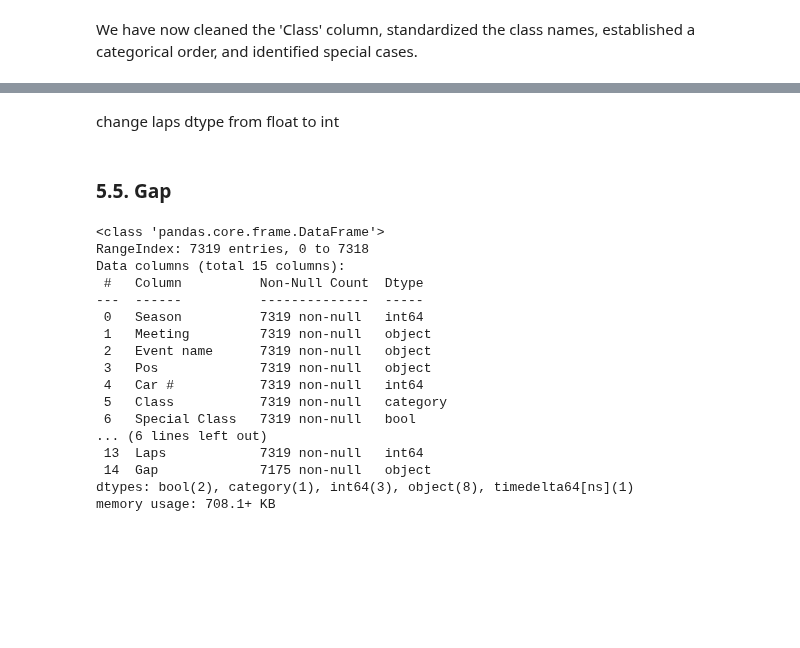
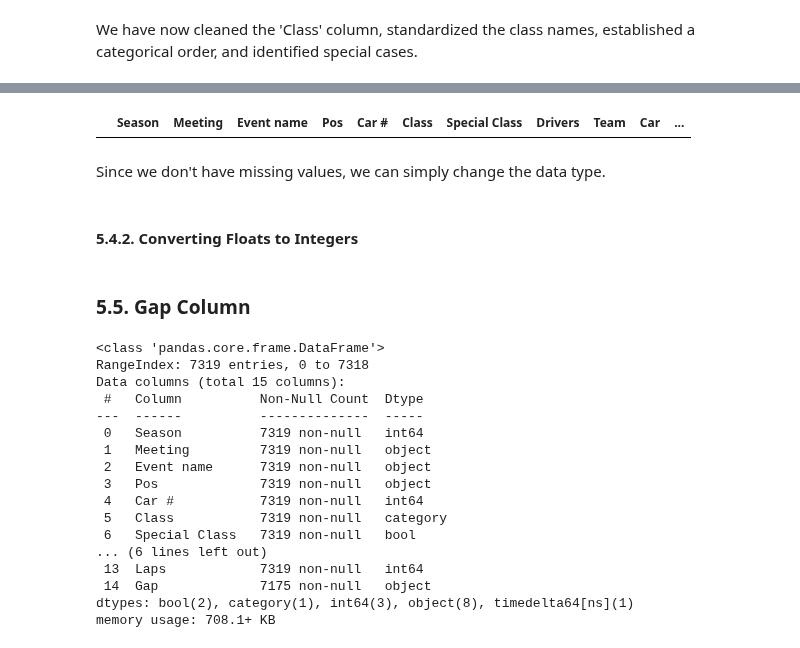
Before and after one commit to S0la1re/GT-World-Challenge-Europe-Data-Analysis, a Jupyter notebook: data_preparation.ipynb, the cells around one changed output, grey strips where cells are left out. Saved outputs shown, nothing was run; the diff lists cells and outputs as text; code cells hidden in the pictures; blank space fills up the shorter version.

```diff
--- a/data_preparation.ipynb
+++ b/data_preparation.ipynb
@@ -331,3 +328,11 @@ memory usage: 708.1+ KB
-# %% [markdown]
-change laps dtype from float to int
+# %%
+# Display rows where 'Time' is missing
+missing_time_laps = all_races[all_races['Laps'].isnull()].head()
+missing_time_laps.head()
+# %% [output]
+|  | Season | Meeting | Event name | Pos | Car # | Class | Special Class | Drivers | Team | Car | ... |
+# %% [markdown]
+Since we don't have missing values, we can simply change the data type.
+# %% [markdown]
+#### **5.4.2. Converting Floats to Integers**
 # %%
@@ -334,6 +340,6 @@ change laps dtype from float to int
 all_races['Laps'] = all_races['Laps'].astype('int64')
 # %% [markdown]
-### 5.5. Gap
+### **5.5. Gap Column**
 # %%
 all_races.info()
 # %% [output]
```
Also changed, not shown: parts of 16 cells of this notebook.
